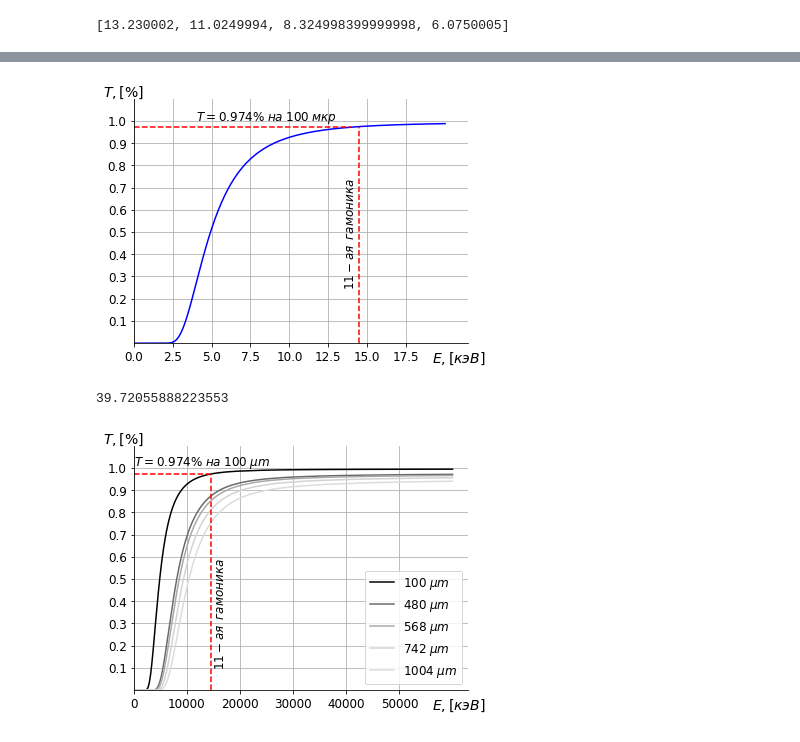
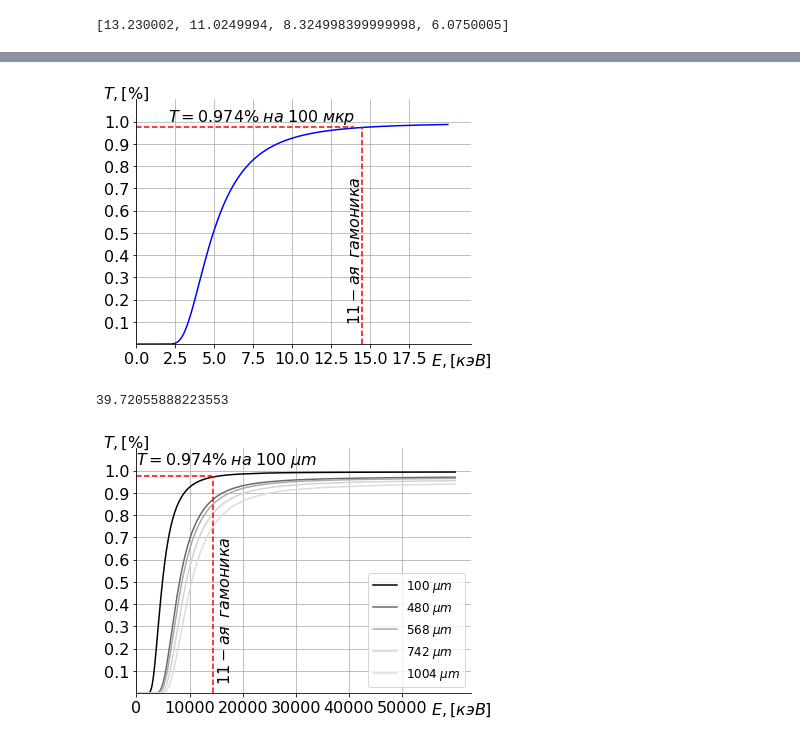
Before and after one commit to TrebAndrew/SKIF_XAS_beamline, a Jupyter notebook: crystals_data/pycry.ipynb, the cells around one changed output, grey strips where cells are left out. Cells and saved outputs as stored; diff of their text form; code cells hidden in the pictures.

```diff
--- a/crystals_data/pycry.ipynb
+++ b/crystals_data/pycry.ipynb
@@ -155,8 +136,8 @@ for i in range(len(X)-1):
 
 plt.figure(figsize=(1.5*4,1.5*3))
 plt.plot(X_, Y_, color='blue')
-plt.xlabel(r'$E, [кэВ]$', fontsize=14, labelpad = 0.0)
-y = plt.ylabel(r'$T, [\%]$', fontsize=14, labelpad = 0.0, rotation=90)
+plt.xlabel(r'$E, [кэВ]$', fontsize=16, labelpad = 0.0)
+y = plt.ylabel(r'$T, [\%]$', fontsize=16, labelpad = 0.0, rotation=90)
 y.set_rotation(0)
 
 ax = plt.gca()
@@ -169,10 +150,10 @@ ax.spines['top'].set_position(('data',0))
 ax.xaxis.set_label_coords(0.97, -0.03)
 ax.yaxis.set_label_coords(-0.03, 0.99)
 
-plt.xticks([0, 2.5, 5.0, 7.5, 10.0, 12.5, 15.0, 17.5],fontsize=12)
+plt.xticks([0, 2.5, 5.0, 7.5, 10.0, 12.5, 15.0, 17.5],fontsize=16)
         #  [r'$-\pi$', r'$-\pi/2$', r'$0$', r'$+\pi/2$', r'$+\pi$'])
 
-plt.yticks([0.1,0.2,0.3,0.4,0.5,0.6,0.7, 0.8,0.9,1.0], fontsize=12)
+plt.yticks([0.1,0.2,0.3,0.4,0.5,0.6,0.7, 0.8,0.9,1.0], fontsize=16)
         #  [r'$-1$', r'$0$', r'$+1$'])
 plt.grid()
 plt.ylim(0, 1.1)
@@ -183,12 +164,12 @@ plt.axhline(y=0.97381, xmin=0, xmax=1/20 * 13, color='red', linestyle='--')
 
 x_pos = 13.500
 y_pos = 0.7
-a = plt.text(x_pos, y_pos, r'$11-ая \enspace гамоника$', fontsize=12)
+a = plt.text(x_pos, y_pos, r'$11-ая \enspace гамоника$', fontsize=16)
 a.set_rotation(90)
 
-x_pos = 4.000
+x_pos = 2.000
 y_pos = 1.0
-b = plt.text(x_pos, y_pos, r'$T = 0.974\% \; на \; 100 \; мкр$', fontsize=12)
+b = plt.text(x_pos, y_pos, r'$T = 0.974\% \; на \; 100 \; мкр$', fontsize=16)
 b.set_rotation(0)
 
 plt.savefig('/home/andrei/Documents/SKIF_XAS_beamline/TeXDoc/pic/bragg_T.pdf')#, bbox_inches='tight')
@@ -196,7 +177,7 @@ plt.savefig('/home/andrei/Documents/9_term/diplom/beamlines/1_1/bragg_T.png', dp
 plt.show()
 #0.97381
 # %% [output]
-[figure, old version]
+[figure, new version]
 # %%
 import numpy as np
 import matplotlib.pyplot as plt
@@ -265,8 +246,8 @@ plt.plot(X_568, Y_568, color='darkgray',label='$568 \; \mu m$')
 plt.plot(X_742, Y_742, color='lightgray',label='$742 \; \mu m$')
 plt.plot(X_1004, Y_1004, color='gainsboro',label='$1004 \; \mu m$')
 
-plt.xlabel(r'$E, [кэВ]$', fontsize=14, labelpad = 0.0)
-y = plt.ylabel(r'$T, [\%]$', fontsize=14, labelpad = 0.0, rotation=90)
+plt.xlabel(r'$E, [кэВ]$', fontsize=16, labelpad = 0.0)
+y = plt.ylabel(r'$T, [\%]$', fontsize=16, labelpad = 0.0, rotation=90)
 y.set_rotation(0)
 
 ax = plt.gca()
@@ -274,41 +255,41 @@ ax.spines['right'].set_color('none')
 ax.spines['top'].set_color('none')
 ax.xaxis.set_ticks_position('bottom')
 ax.spines['top'].set_position(('axes',0))
 ax.yaxis.set_ticks_position('left')
 ax.spines['top'].set_position(('data',0))
 ax.xaxis.set_label_coords(0.97, -0.03)
 ax.yaxis.set_label_coords(-0.03, 0.99)
 
 
-plt.xticks([0, 10000, 20000, 30000, 40000, 50000],fontsize=12)
+plt.xticks([0, 10000, 20000, 30000, 40000, 50000],fontsize=16)
         #  [r'$-\pi$', r'$-\pi/2$', r'$0$', r'$+\pi/2$', r'$+\pi$'])
 
-plt.yticks([0.1,0.2,0.3,0.4,0.5,0.6,0.7, 0.8,0.9,1.0], fontsize=12)
+plt.yticks([0.1,0.2,0.3,0.4,0.5,0.6,0.7, 0.8,0.9,1.0], fontsize=16)
         #  [r'$-1$', r'$0$', r'$+1$'])
 
 plt.axvline(x=14500, ymin=0, ymax=1/1.1 * 0.97381, color='red', linestyle='--')
 plt.axhline(y=0.97381, xmin=0, xmax=1/60000 * 13500, color='red', linestyle='--')
 
 x_pos = 15200
-y_pos = 0.55
-a = plt.text(x_pos, y_pos, r'$11-ая \enspace гамоника$', fontsize=12)
+y_pos = 0.65
+a = plt.text(x_pos, y_pos, r'$11-ая \enspace гамоника$', fontsize=16)
 a.set_rotation(90)
 
-x_pos = 4.000
-y_pos = 1.01
-b = plt.text(x_pos, y_pos, r'$T = 0.974\% \; на \; 100 \; \mu m$', fontsize=12)
+x_pos = 4.200
+y_pos = 1.03
+b = plt.text(x_pos, y_pos, r'$T = 0.974\% \; на \; 100 \; \mu m$', fontsize=16)
 b.set_rotation(0)
 
 leg = plt.legend(fontsize=12)#loc='upper left')
 # Get the bounding box of the original legend
 #
 
 plt.grid()
 plt.ylim(0, 1.1)
 plt.xlim(0)
-plt.savefig('/home/andrei/Documents/SKIF_XAS_beamline/TeXDoc/pic/bragg_T.pdf')#, bbox_inches='tight')
-plt.savefig('/home/andrei/Documents/SKIF_XAS_beamline/TechReports/pic/bragg_T.pdf')#, bbox_inches='tight')
-plt.savefig('/home/andrei/Documents/9_term/diplom/beamlines/1_1/bragg_T.png', dpi=200)
+#plt.savefig('/home/andrei/Documents/SKIF_XAS_beamline/TeXDoc/pic/bragg_T.pdf')#, bbox_inches='tight')
+#plt.savefig('/home/andrei/Documents/SKIF_XAS_beamline/TechReports/pic/bragg_T.pdf')#, bbox_inches='tight')
+#plt.savefig('/home/andrei/Documents/9_term/diplom/beamlines/1_1/bragg_T.png', dpi=200)
 plt.show()
 # %% [output]
-[figure, old version]
+[figure, new version]
```
Also changed, not shown: parts of 2 cells of this notebook, 20 other files.
